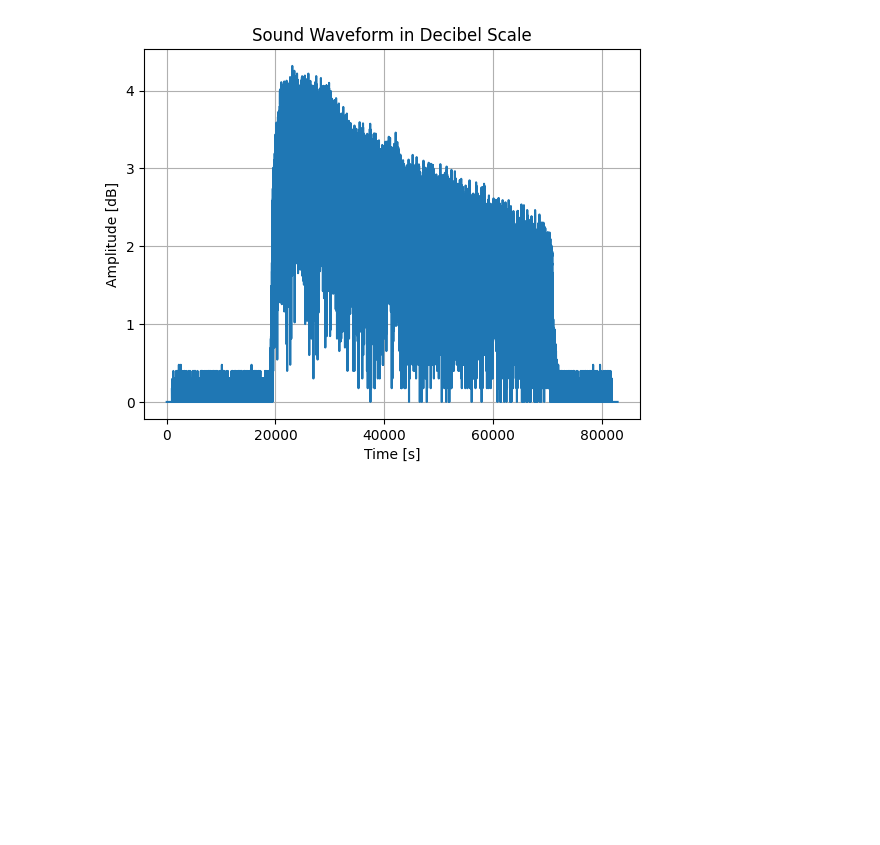
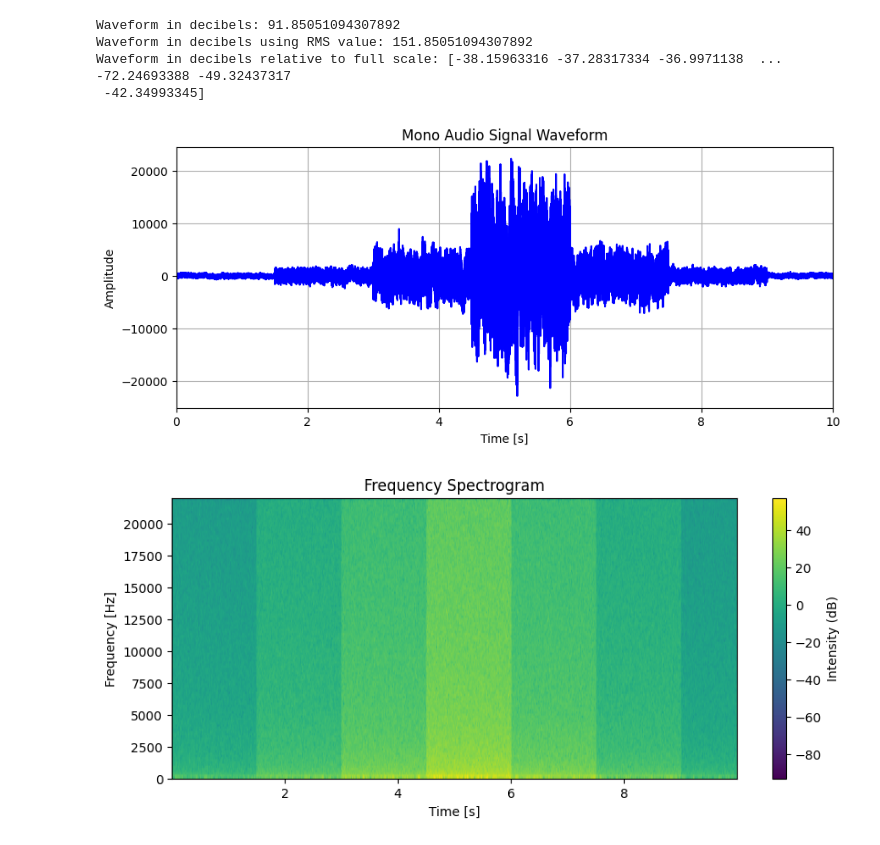
Before and after one commit to TorresjDev/Python-Projects, a Jupyter notebook: sound-wave-analysis.ipynb, the cells around one changed output. Drawn from its saved outputs; the diff is of its cells as text; code cells hidden in the pictures; blank space fills up the shorter version.

Commit message:
PHYS Sound Analysis project is complete

```diff
--- a/sound-wave-analysis.ipynb
+++ b/sound-wave-analysis.ipynb
@@ -12,19 +53,30 @@ Data shape: (82944, 2)
 # %%
-if len(data.shape) > 1:
-    data = data.mean(axis=1)
+#  Calculate the waveform in decibels (dB)
+waveform_db = wave_to_db(waveform)
+print(f"Waveform in decibels: {waveform_db}")
 
-# Step 3: Calculate Decibel (dB) Levels
-# Convert amplitude to dB, handling zero values to avoid log(0)
-amplitude_in_db = 20 * np.log10(np.abs(data) + 1e-6)  # Adding a small value to avoid log(0)
+# Calculate the waveform in decibels using the RMS value
+waveform_db_rms = wave_to_db_rms(waveform)
+print(f"Waveform in decibels using RMS value: {waveform_db_rms}")
 
-log_data = np.log10(np.abs(data) + 1)
+# Find the highest and smallest dB levels
+highest_dB, smallest_dB = detect_db_range(waveform)
+print(f"Highest dB level: {highest_dB}")
+print(f"Smallest dB level: {smallest_dB}")
 
-# plt.figure(figsize=(12, 6))
-plt.plot( log_data)
-plt.xlabel("Time [s]")
-plt.ylabel("Amplitude [dB]")
-plt.title("Sound Waveform in Decibel Scale")
-plt.grid(True)
-plt.show()
+# Calculate the waveform in decibels relative to full scale (dBFS)
+waveform_dbfs = wave_to_dbfs(waveform)
+print(f"Waveform in decibels relative to full scale: {waveform_dbfs}")
+
+# Plot the signal waveform
+plot_signal(waveform, sample_freq, signal_duration, channel_type)
+
+# Plot the spectrogram
+plot_spectrogram(waveform, sample_freq)
 # %% [output]
+Waveform in decibels: 91.85051094307892
+Waveform in decibels using RMS value: 151.85051094307892
+Waveform in decibels relative to full scale: [-38.15963316 -37.28317334 -36.9971138  ... -72.24693388 -49.32437317
+ -42.34993345]
-[figure, old version]
+[figure, new version]
+[figure, added]
```
Also changed, not shown: parts of 2 cells of this notebook, 12 other files.
